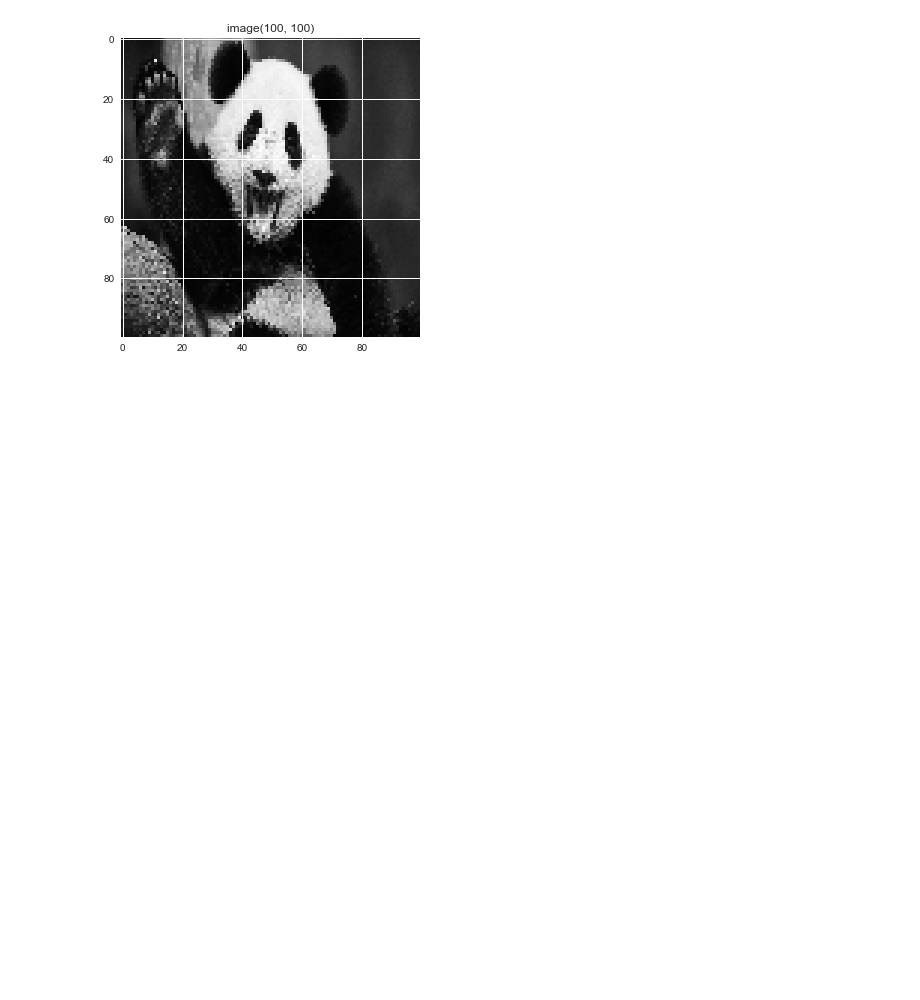
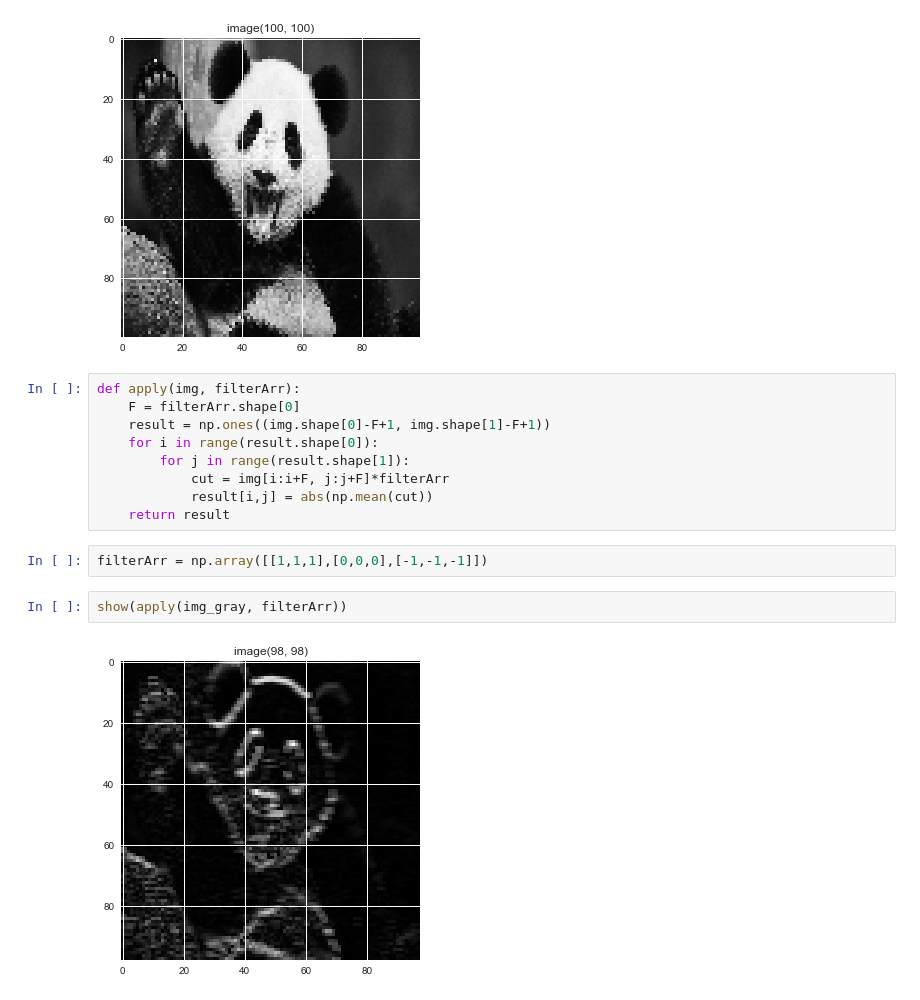
Before and after one commit to gautambitious/DS_Course, a Jupyter notebook: Practice/Convulations.ipynb, the cells around one changed output. Drawn from its saved outputs; the diff is of its cells as text; blank space fills up the shorter version.

```diff
--- a/Practice/Convulations.ipynb
+++ b/Practice/Convulations.ipynb
@@ -25,3 +25,18 @@ img_gray = np.mean(img, axis=2)
 show(img_gray)
 # %% [output]
 [figure]
+# %%
+def apply(img, filterArr):
+    F = filterArr.shape[0]
+    result = np.ones((img.shape[0]-F+1, img.shape[1]-F+1))
+    for i in range(result.shape[0]):
+        for j in range(result.shape[1]):
+            cut = img[i:i+F, j:j+F]*filterArr
+            result[i,j] = abs(np.mean(cut))
+    return result
+# %%
+filterArr = np.array([[1,1,1],[0,0,0],[-1,-1,-1]])
+# %%
+show(apply(img_gray, filterArr))
+# %% [output]
+[figure, added]
```
Also changed, not shown: parts of 5 cells of this notebook, 6 other files.
